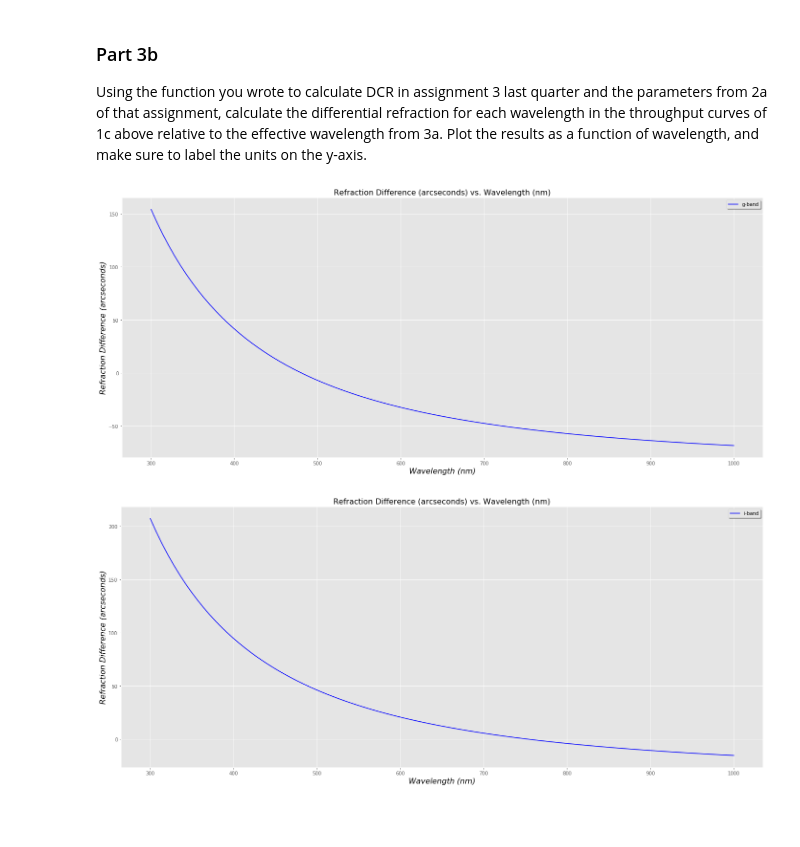
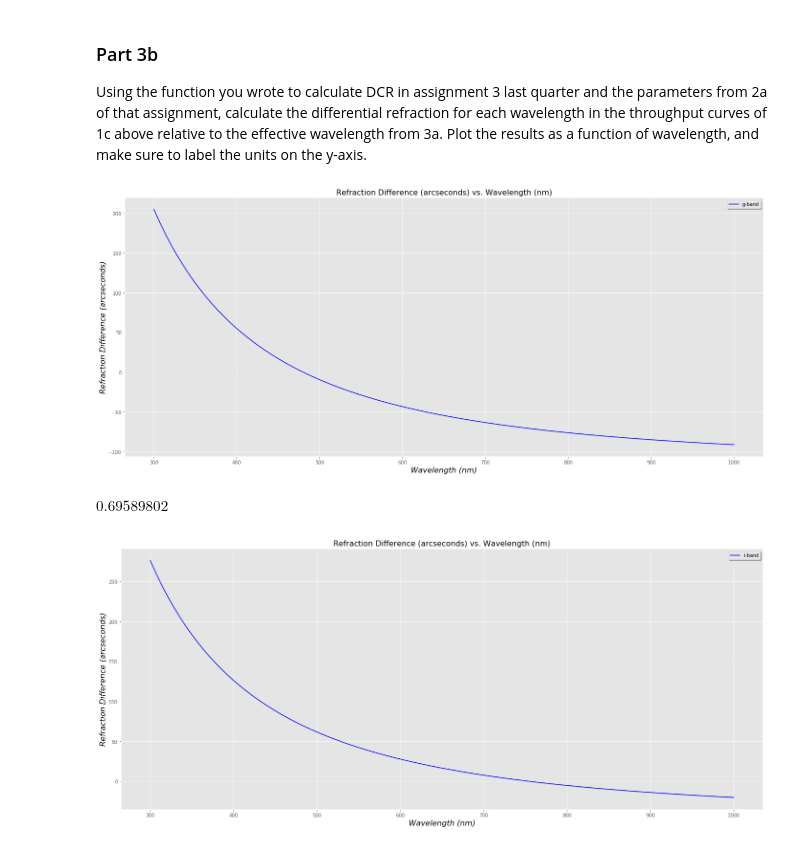
Before and after one commit to abudlong/Astro499, a Jupyter notebook: A499_Winter22_Assignment1.ipynb, the cells around one changed output. Cells and saved outputs as stored; diff of their text form; code cells hidden in the pictures; blank space fills up the shorter version.

```diff
--- a/A499_Winter22_Assignment1.ipynb
+++ b/A499_Winter22_Assignment1.ipynb
@@ -61,10 +61,11 @@ def gammafunction(wavelength, Ps_in, Tinitial, Pw_in):
     sigma = 1/wavelength.to(u.um).value
 
     Ds = (1 + (Ps * (57.90e-8 - (9.3250e-4/T) + (0.25844/T**2)))) * (Ps/T)
-    Dw = (1 + Pw * (1 + 3.7e-4 * Pw) * (-2.37321e-3 + ((2.23366/T)-(710.792/T**2) + (7.75141e4/T**3)))) * (Pw/T)
+    Dw = (1 + (Pw * (1 + 3.7e-4 * Pw) * (-2.37321e-3 + ((2.23366/T)-(710.792/T**2) + (7.75141e4/T**3))))) * (Pw/T)
     term_one = (2371.34 + (683939.7/(130 - sigma**2)) + (4547.3/(38.9 - sigma**2))) * Ds
     term_two = ((6487.31 + (58.058 * sigma**2) - (0.71150 * sigma**4) + (0.08851 * sigma**6))) * Dw
-    n = ((term_one + term_two) / (1e8))
+    # n = ((term_one + term_two) / (1e8)) ORIGINAL
+    n = 1 + ((term_one + term_two) / (1e8))
     return n
 
 def calc_beta(tin):
@@ -217,12 +218,12 @@ Verify that you have the correct instrument bandpasses. As in question 2b of as
 # Bandpasses
 
 # g-band
-gband = pd.read_csv('/Users/audrey/Desktop/throughputs-master/baseline/total_g.dat', delimiter = " ", comment = "#", header=None, skipinitialspace = True)
+gband = pd.read_csv('total_g.dat', delimiter = " ", comment = "#", header=None, skipinitialspace = True)
 gband_wavelength = np.array(gband[0]) * u.nm
 gband_throughput = np.array(gband[1])
 
 # i-band
-iband = pd.read_csv('/Users/audrey/Desktop/throughputs-master/baseline/total_i.dat', delimiter = " ", comment = "#", header=None, skipinitialspace = True)
+iband = pd.read_csv('total_i.dat', delimiter = " ", comment = "#", header=None, skipinitialspace = True)
 iband_wavelength = np.array(iband[0]) * u.nm
 iband_throughput = np.array(iband[1])
 # %%
@@ -491,23 +495,25 @@ Using the function you wrote to calculate DCR in assignment 3 last quarter and t
 # %%
 # DCR: g-band plot - too large!
 
 rad2arcsec = (206265 * u.arcsec) # conversion between radians and arcseconds
 
 g_refractionindex_eff = atm_refraction(gWeightedWavelength, p_s, temperature, p_w, latitude, altitude, zin)
-g_difference = (refraction - g_refractionindex_eff) * rad2arcsec
-
 # ^ g_refractionindex_effective -> actual refracrion
-# convert each to arcseconds first and then do subtraction
+g_difference = (refraction * rad2arcsec) - (g_refractionindex_eff * rad2arcsec)
 
 fig, ax = plt.subplots(1, 1, figsize = (24, 10))
 plt.plot(wavelength_values, g_difference, label = 'g-band', color = 'b')
 ax.set_title('Refraction Difference (arcseconds) vs. Wavelength (nm)', color = 'k', fontsize = 16)
 ax.set_xlabel('Wavelength (nm)', fontstyle = 'italic', color = 'k', fontsize = 16)
 ax.set_ylabel('Refraction Difference (arcseconds)', fontstyle = 'italic', color = 'k', fontsize = 16);
 
 ax.legend(loc = 0, shadow = True);
 # %% [output]
-[figure, old version]
+[figure, new version]
+# %%
+g_refractionindex_eff
+# %% [output]
+$0.69589802 \; \mathrm{}$
 # %%
 # i-band plot
 
@@ -522,4 +528,4 @@ ax.set_ylabel('Refraction Difference (arcseconds)', fontstyle = 'italic', color
 
 ax.legend(loc = 0, shadow = True);
 # %% [output]
-[figure, old version]
+[figure, new version]
```
Also changed, not shown: parts of 4 cells of this notebook, 1 other file.
